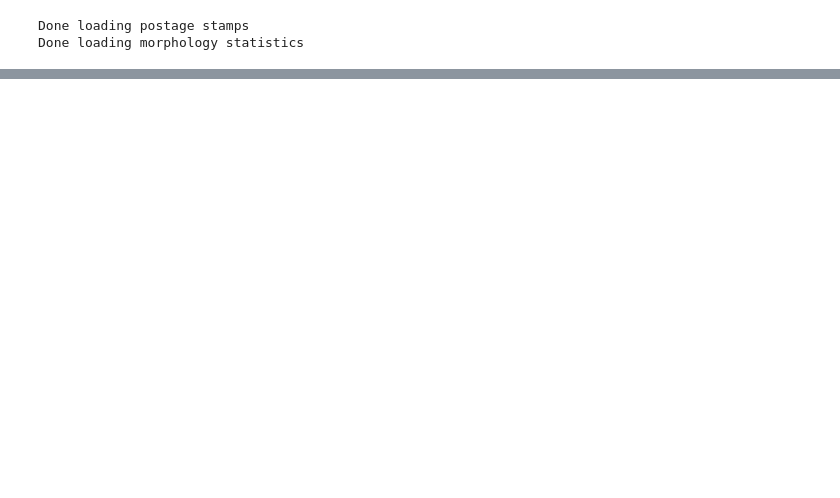
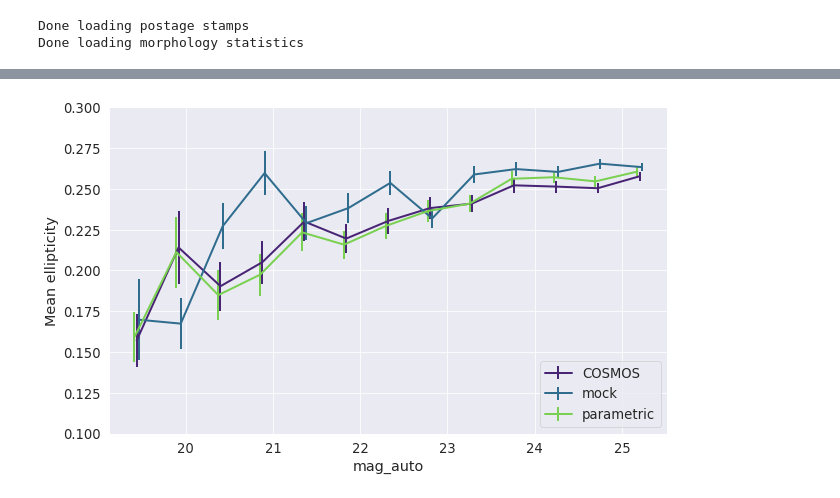
Before and after one commit to McWilliamsCenter/deep_galaxy_models, a Jupyter notebook: Figure_Moments.ipynb, the cells around one changed output, grey strips where cells are left out. Saved outputs shown, nothing was run; the diff lists cells and outputs as text; code cells hidden in the pictures; blank space fills up the shorter version.

```diff
--- a/Figure_Moments.ipynb
+++ b/Figure_Moments.ipynb
@@ -66,0 +90,45 @@ savefig("Figures/Figure_moments.pdf")
+# %%
+figure(figsize=(10,6))
+
+err_rel = m_real['g'][m]
+n = 16
+b = linspace(18,25.2,n)
+inds = digitize(cat['mag_auto'][m], b)
+res_m = zeros(n)
+res_std = zeros(n)
+for i in range(n):
+    res_m[i] = mean(array(err_rel[inds == i]))
+    res_std[i] = sem(array(err_rel[inds == i]))
+errorbar(b,res_m, res_std, color=creal, label='COSMOS')
+
+err_rel = m_mock['g'][m]
+n = 16
+b = linspace(18,25.2,n)
+inds = digitize(cat['mag_auto'][m], b)
+res_m = zeros(n)
+res_std = zeros(n)
+for i in range(n):
+    res_m[i] = mean(array(err_rel[inds == i]))
+    res_std[i] = sem(array(err_rel[inds == i]))
+errorbar(b+0.025,res_m, res_std, color=cmock, label='mock')
+xlabel('mag_auto')
+ylabel('Mean ellipticity')
+ylim(0.1,0.3)
+
+
+err_rel = m_param['g'][m]
+n = 16
+b = linspace(18,25.2,n)
+inds = digitize(cat['mag_auto'][m], b)
+res_m = zeros(n)
+res_std = zeros(n)
+for i in range(n):
+    res_m[i] = mean(array(err_rel[inds == i]))
+    res_std[i] = sem(array(err_rel[inds == i]))
+errorbar(b-0.025,res_m, res_std, color=cparam, label='parametric')
+
+legend(loc=4)
+
+savefig("Figures/Figure_moments_magauto.pdf", bbox_inches = 'tight', pad_inches = 0)
+# %% [output]
+[figure, added]
```
Also changed, not shown: parts of 6 cells of this notebook, 6 other files.
